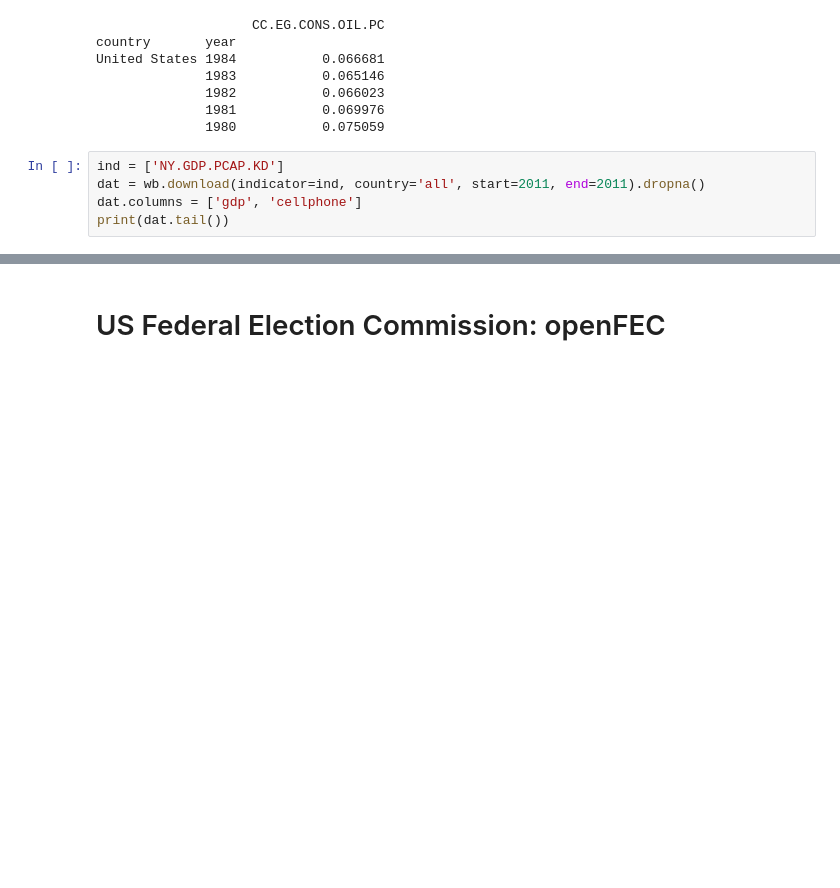
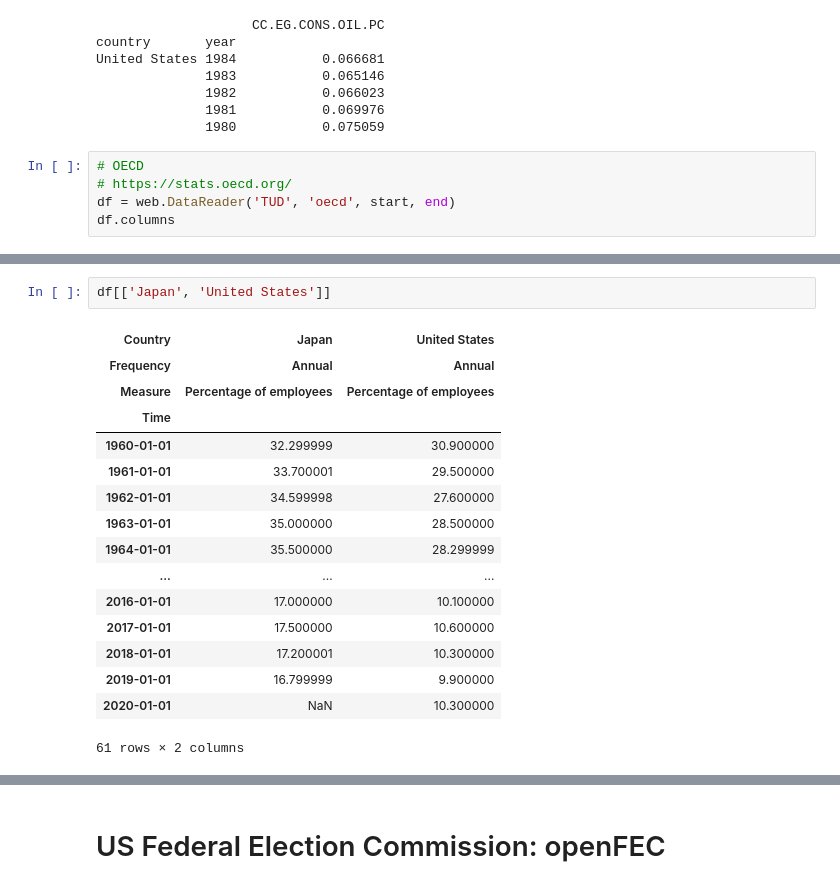
Before and after one commit to xvanov/kagglai, a Jupyter notebook: data_sources.ipynb, the cells around one changed output, grey strips where cells are left out. Saved outputs shown, nothing was run; the diff lists cells and outputs as text; blank space fills up the shorter version.

```diff
--- a/data_sources.ipynb
+++ b/data_sources.ipynb
@@ -116,8 +158,8 @@ United States 1984           0.066681
               1981           0.069976
               1980           0.075059
 # %%
-ind = ['NY.GDP.PCAP.KD']
-dat = wb.download(indicator=ind, country='all', start=2011, end=2011).dropna()
-dat.columns = ['gdp', 'cellphone']
-print(dat.tail())
+# OECD
+# https://stats.oecd.org/
+df = web.DataReader('TUD', 'oecd', start, end)
+df.columns
 # %% [output]
@@ -124,0 +183,19 @@ ValueError: Length mismatch: Expected axis has 1 elements, new values have 2 ele
+# %%
+df[['Japan', 'United States']]
+# %% [output]
+| Country | Japan | United States |
+| Frequency | Annual | Annual |
+| Measure | Percentage of employees | Percentage of employees |
+| Time |  |  |
+| 1960-01-01 | 32.299999 | 30.900000 |
+| 1961-01-01 | 33.700001 | 29.500000 |
+| 1962-01-01 | 34.599998 | 27.600000 |
+| 1963-01-01 | 35.000000 | 28.500000 |
+| 1964-01-01 | 35.500000 | 28.299999 |
+| ... | ... | ... |
+| 2016-01-01 | 17.000000 | 10.100000 |
+| 2017-01-01 | 17.500000 | 10.600000 |
+| 2018-01-01 | 17.200001 | 10.300000 |
+| 2019-01-01 | 16.799999 | 9.900000 |
+| 2020-01-01 | NaN | 10.300000 |
+61 rows × 2 columns
```
Also changed, not shown: parts of 7 cells of this notebook.
